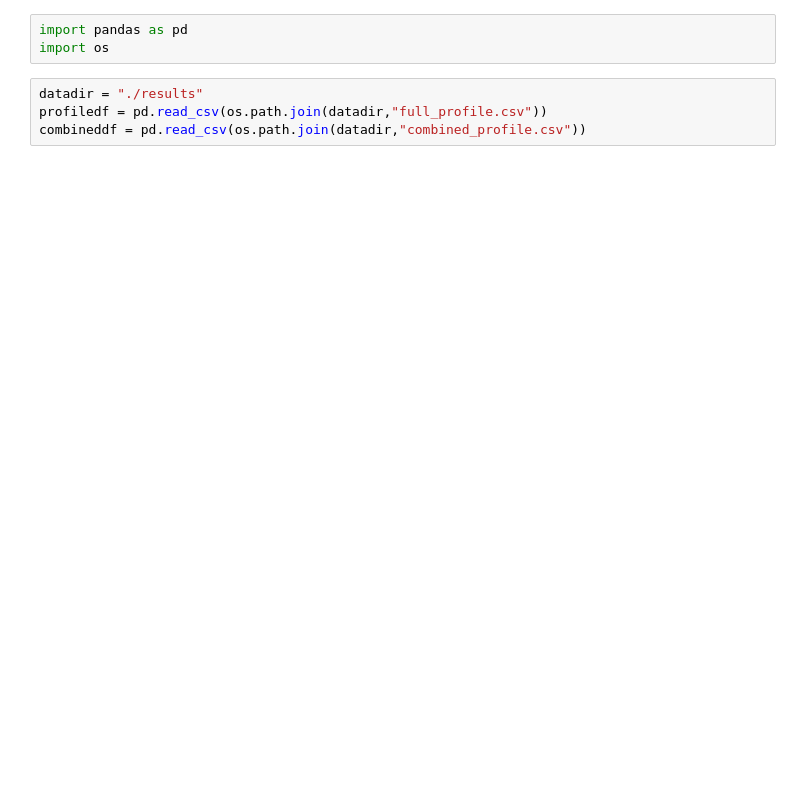
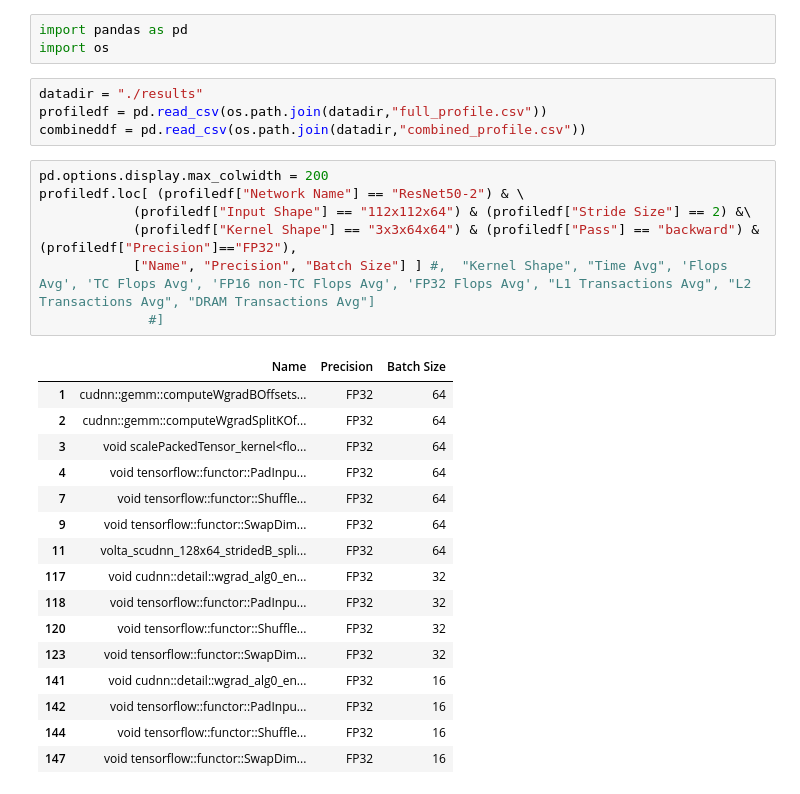
Before and after one commit to NERSC/tf-perf-kernels, a Jupyter notebook: investigate.ipynb, the cells around one changed output. Saved outputs shown, nothing was run; the diff lists cells and outputs as text; blank space fills up the shorter version.

```diff
--- a/investigate.ipynb
+++ b/investigate.ipynb
@@ -5,4 +5,28 @@ import os
 datadir = "./results"
 profiledf = pd.read_csv(os.path.join(datadir,"full_profile.csv"))
 combineddf = pd.read_csv(os.path.join(datadir,"combined_profile.csv"))
+# %%
+pd.options.display.max_colwidth = 200
+profiledf.loc[ (profiledf["Network Name"] == "ResNet50-2") & \
+            (profiledf["Input Shape"] == "112x112x64") & (profiledf["Stride Size"] == 2) &\
+            (profiledf["Kernel Shape"] == "3x3x64x64") & (profiledf["Pass"] == "backward") & (profiledf["Precision"]=="FP32"),
+            ["Name", "Precision", "Batch Size"] ] #,  "Kernel Shape", "Time Avg", 'Flops Avg', 'TC Flops Avg', 'FP16 non-TC Flops Avg', 'FP32 Flops Avg', "L1 Transactions Avg", "L2 Transactions Avg", "DRAM Transactions Avg"]
+              #]
+# %% [output]
+|  | Name | Precision | Batch Size |
+| 1 | cudnn::gemm::computeWgradBOffsets... | FP32 | 64 |
+| 2 | cudnn::gemm::computeWgradSplitKOf... | FP32 | 64 |
+| 3 | void scalePackedTensor_kernel<flo... | FP32 | 64 |
+| 4 | void tensorflow::functor::PadInpu... | FP32 | 64 |
+| 7 | void tensorflow::functor::Shuffle... | FP32 | 64 |
+| 9 | void tensorflow::functor::SwapDim... | FP32 | 64 |
+| 11 | volta_scudnn_128x64_stridedB_spli... | FP32 | 64 |
+| 117 | void cudnn::detail::wgrad_alg0_en... | FP32 | 32 |
+| 118 | void tensorflow::functor::PadInpu... | FP32 | 32 |
+| 120 | void tensorflow::functor::Shuffle... | FP32 | 32 |
+| 123 | void tensorflow::functor::SwapDim... | FP32 | 32 |
+| 141 | void cudnn::detail::wgrad_alg0_en... | FP32 | 16 |
+| 142 | void tensorflow::functor::PadInpu... | FP32 | 16 |
+| 144 | void tensorflow::functor::Shuffle... | FP32 | 16 |
+| 147 | void tensorflow::functor::SwapDim... | FP32 | 16 |
 # %%
```
Also changed, not shown: parts of 8 cells of this notebook, 5 other files.
